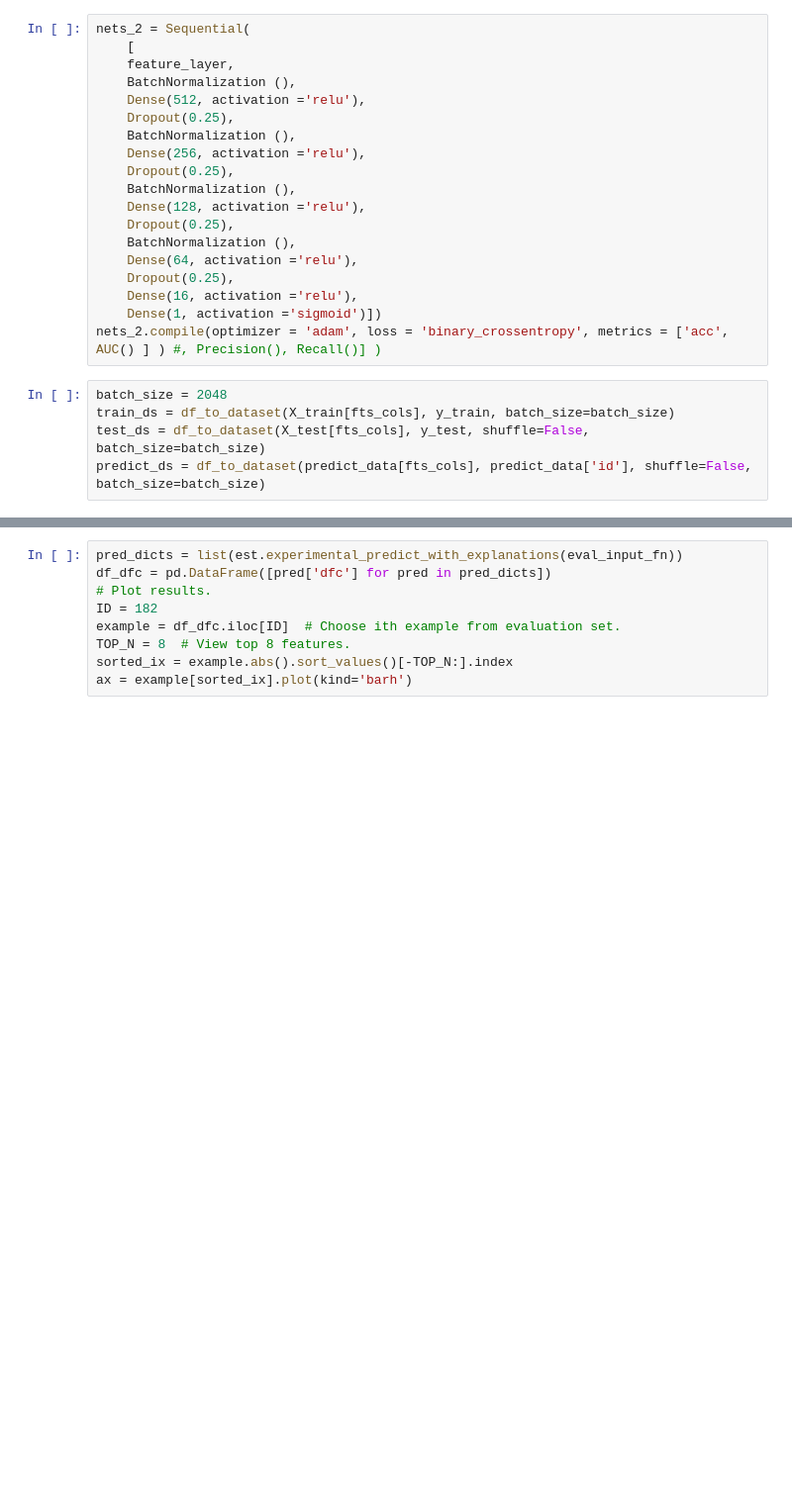
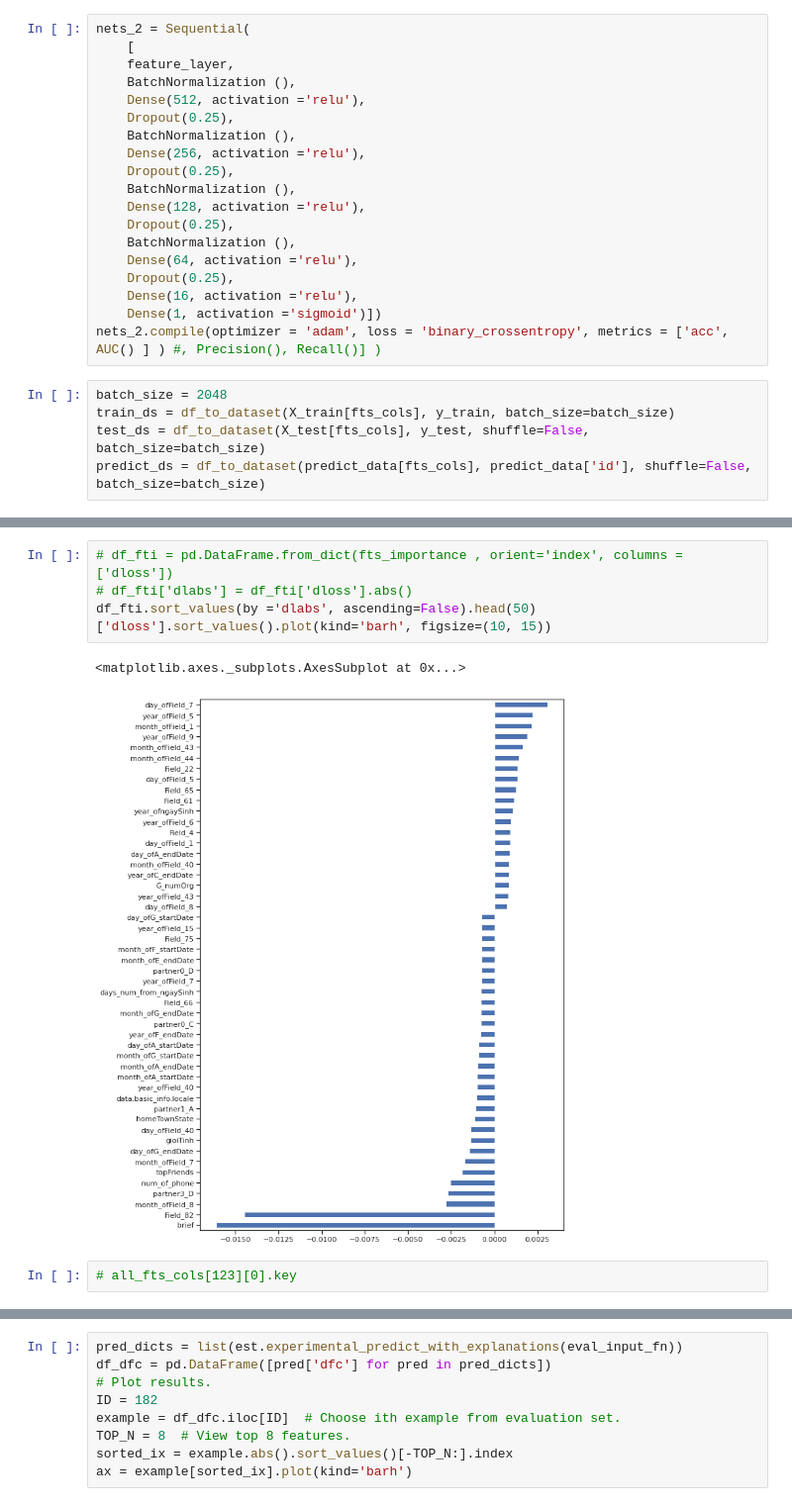
Before and after one commit to quanvu0996/compet, a Jupyter notebook: kalapa_4student_net2_tensorflow.ipynb, the cells around one changed output, grey strips where cells are left out. Shown at 99% size. Drawn from its saved outputs; the diff is of its cells as text; blank space fills up the shorter version.

Commit message:
Được tạo bằng Colaboratory| Thêm feature importance

```diff
--- a/kalapa_4student_net2_tensorflow.ipynb
+++ b/kalapa_4student_net2_tensorflow.ipynb
@@ -339 +339,10 @@ fts_importance = get_permutation_importance(nets_2,X_test[fts_cols], y_test, k=1
+# %%
+# df_fti = pd.DataFrame.from_dict(fts_importance , orient='index', columns = ['dloss'])
+# df_fti['dlabs'] = df_fti['dloss'].abs()
+df_fti.sort_values(by ='dlabs', ascending=False).head(50)['dloss'].sort_values().plot(kind='barh', figsize=(10, 15))
+# %% [output]
+<matplotlib.axes._subplots.AxesSubplot at 0x...>
+[figure, added]
+# %%
+# all_fts_cols[123][0].key
 # %%
```
Also changed, not shown: parts of 9 cells of this notebook.
